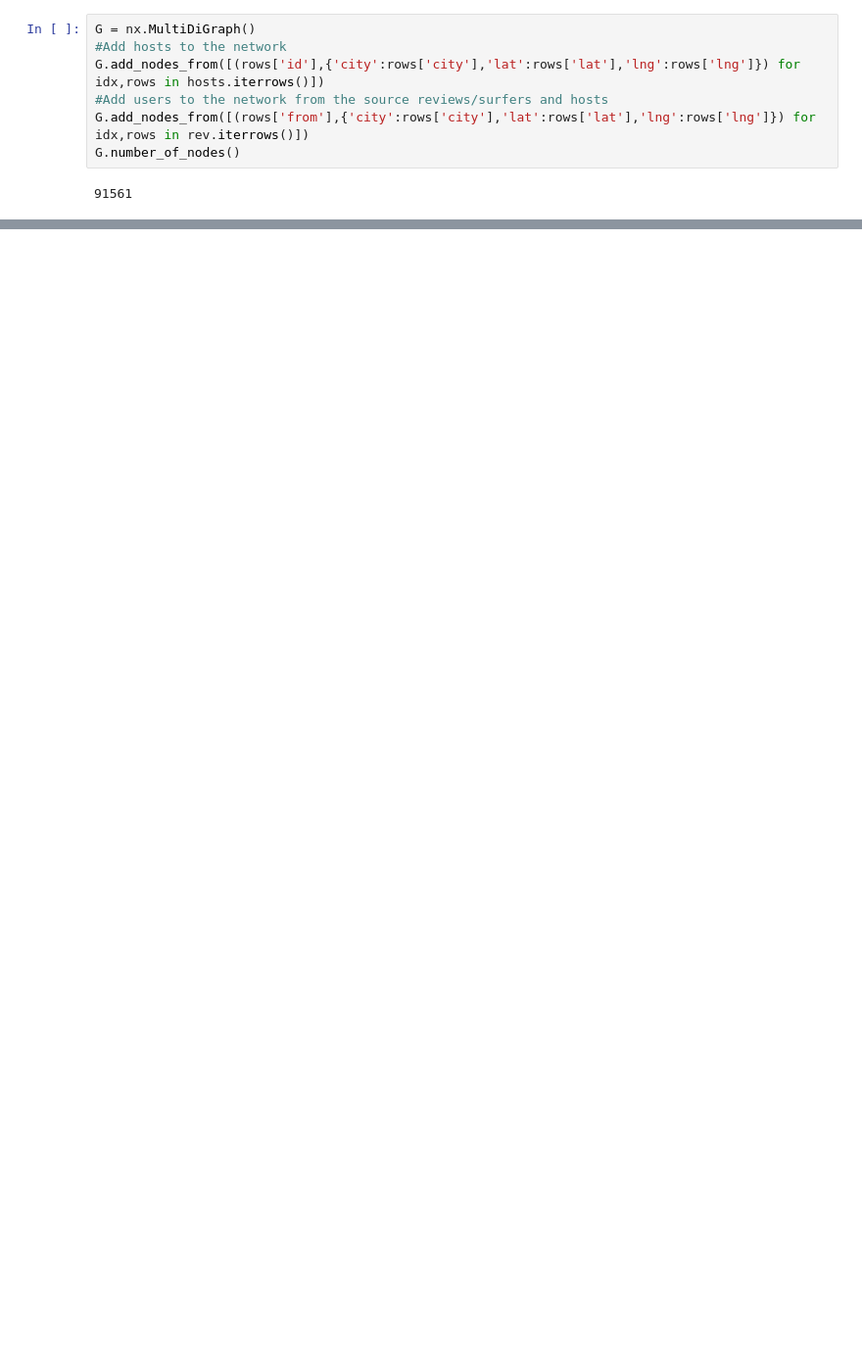
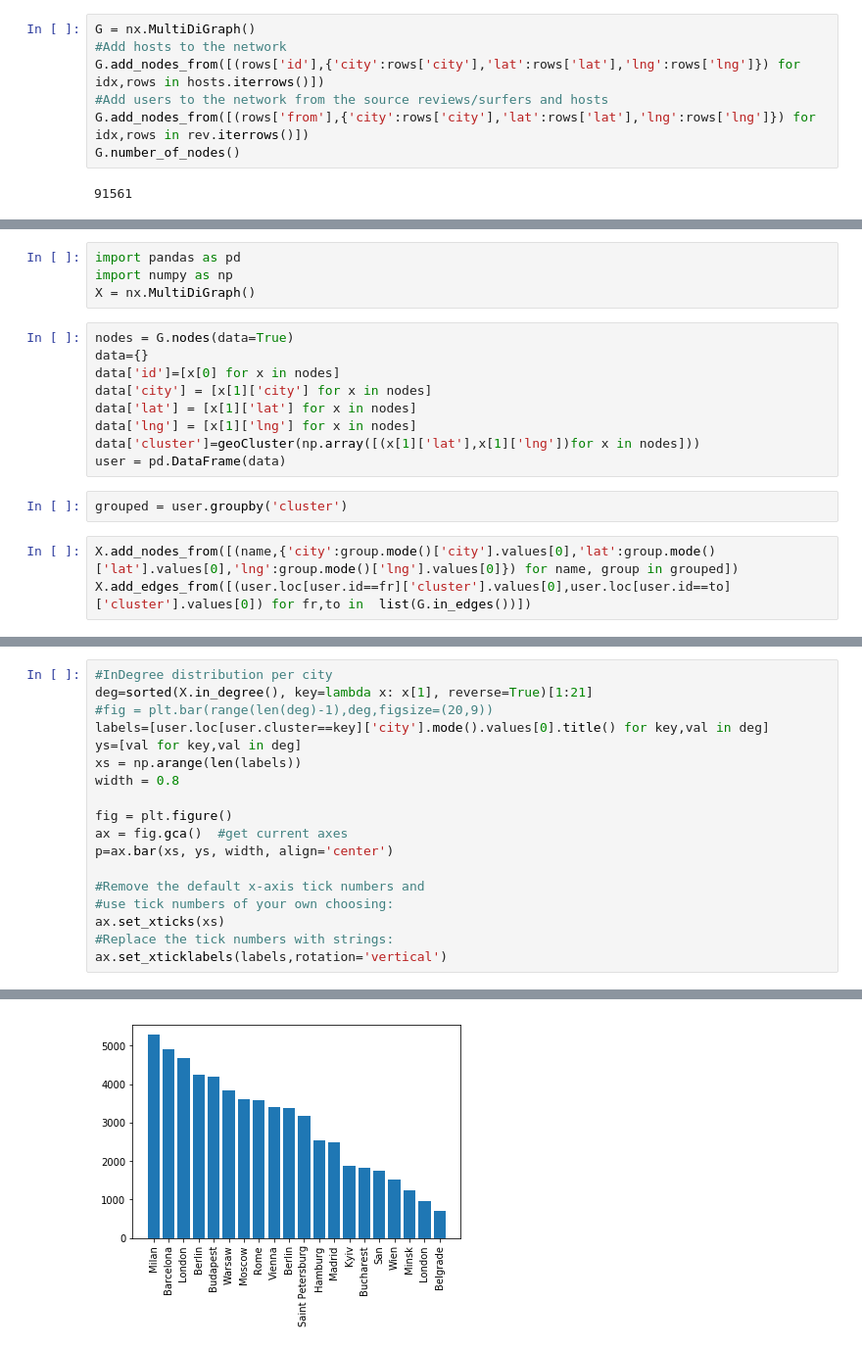
Before and after one commit to eikekutz/SocialGraphFinalProject, a Jupyter notebook: Part2-GeographicalNetwork.ipynb, the cells around one changed output, grey strips where cells are left out. Shown at 98% size. Cells and saved outputs as stored; diff of their text form; blank space fills up the shorter version.

```diff
--- a/Part2-GeographicalNetwork.ipynb
+++ b/Part2-GeographicalNetwork.ipynb
@@ -242,0 +160,18 @@ dtype: object
+# %%
+import pandas as pd
+import numpy as np
+X = nx.MultiDiGraph()
+# %%
+nodes = G.nodes(data=True)
+data={}
+data['id']=[x[0] for x in nodes]
+data['city'] = [x[1]['city'] for x in nodes]
+data['lat'] = [x[1]['lat'] for x in nodes]
+data['lng'] = [x[1]['lng'] for x in nodes]
+data['cluster']=geoCluster(np.array([(x[1]['lat'],x[1]['lng'])for x in nodes]))
+user = pd.DataFrame(data)
+# %%
+grouped = user.groupby('cluster')
+# %%
+X.add_nodes_from([(name,{'city':group.mode()['city'].values[0],'lat':group.mode()['lat'].values[0],'lng':group.mode()['lng'].values[0]}) for name, group in grouped])
+X.add_edges_from([(user.loc[user.id==fr]['cluster'].values[0],user.loc[user.id==to]['cluster'].values[0]) for fr,to in  list(G.in_edges())])
@@ -242,0 +244,19 @@ dtype: object
+# %%
+#InDegree distribution per city
+deg=sorted(X.in_degree(), key=lambda x: x[1], reverse=True)[1:21]
+#fig = plt.bar(range(len(deg)-1),deg,figsize=(20,9))
+labels=[user.loc[user.cluster==key]['city'].mode().values[0].title() for key,val in deg]
+ys=[val for key,val in deg]
+xs = np.arange(len(labels))
+width = 0.8
+
+fig = plt.figure()
+ax = fig.gca()  #get current axes
+p=ax.bar(xs, ys, width, align='center')
+
+#Remove the default x-axis tick numbers and
+#use tick numbers of your own choosing:
+ax.set_xticks(xs)
+#Replace the tick numbers with strings:
+ax.set_xticklabels(labels,rotation='vertical')
+# %% [output]
@@ -242,0 +283 @@ dtype: object
+[figure, added]
```
Also changed, not shown: parts of 20 cells of this notebook, 6 other files.
